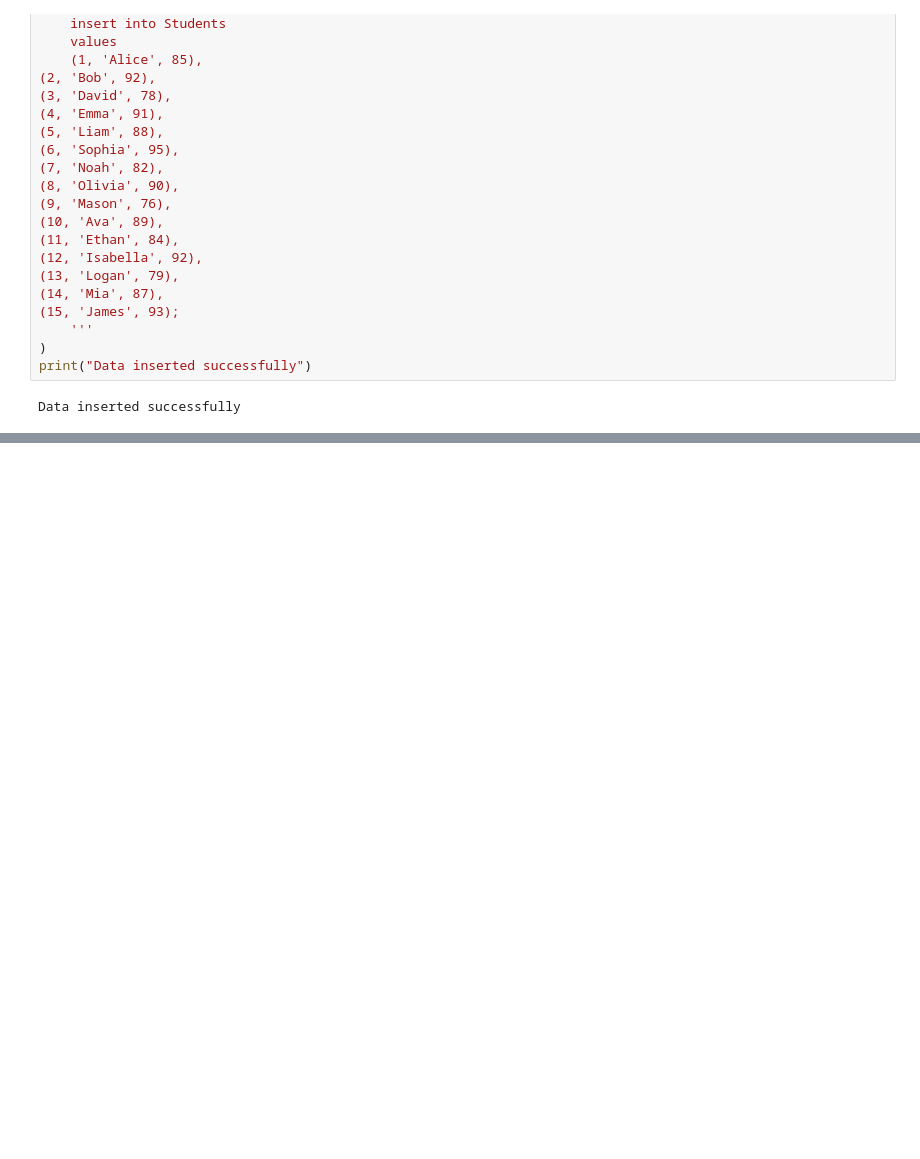
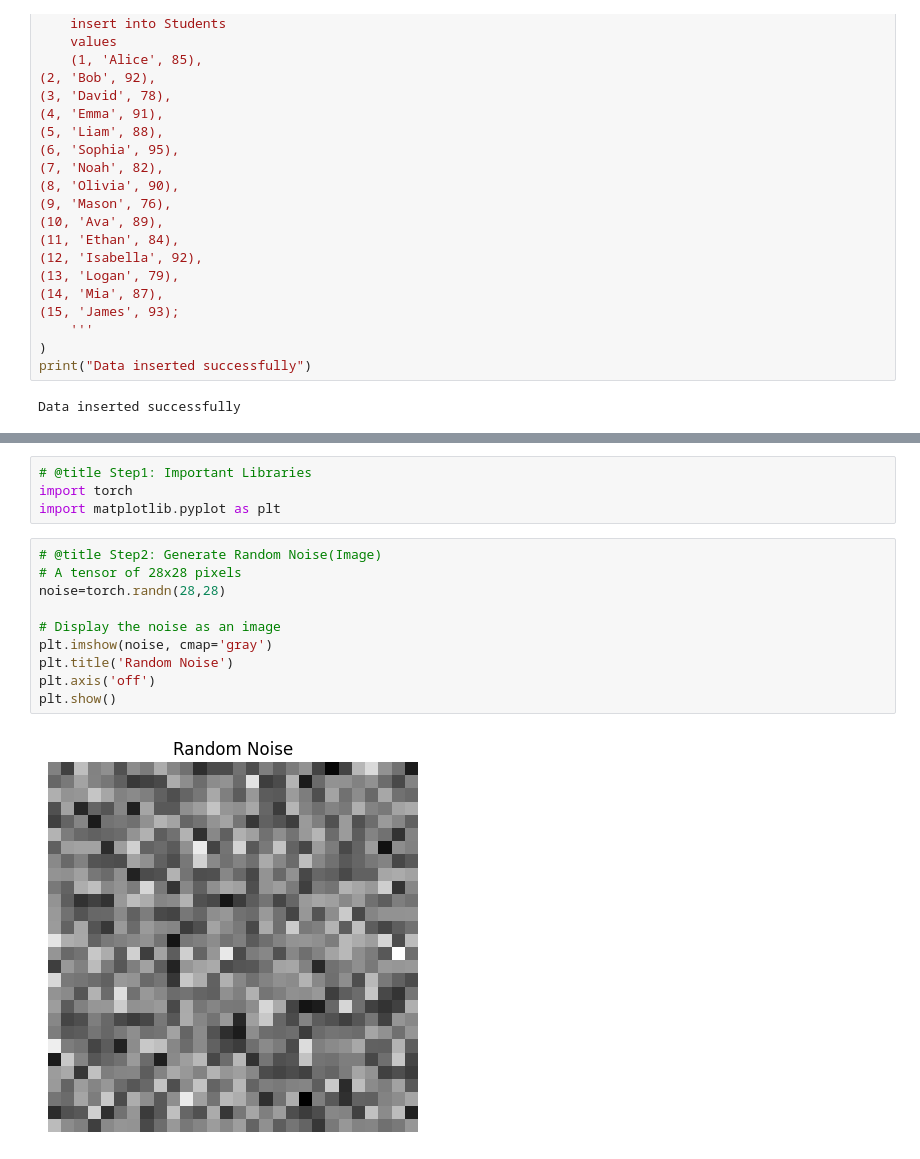
Before and after one commit to pedd1-Srividya/DS-AI-ML-And-Web-Devolopment-Practice, a Jupyter notebook: AI.ipynb, the cells around one changed output, grey strips where cells are left out. Cells and saved outputs as stored; diff of their text form; blank space fills up the shorter version.

```diff
--- a/AI.ipynb
+++ b/AI.ipynb
@@ -518,0 +1221,16 @@ Data inserted successfully
+# %%
+# @title Step1: Important Libraries
+import torch
+import matplotlib.pyplot as plt
+# %%
+# @title Step2: Generate Random Noise(Image)
+# A tensor of 28x28 pixels
+noise=torch.randn(28,28)
+
+# Display the noise as an image
+plt.imshow(noise, cmap='gray')
+plt.title('Random Noise')
+plt.axis('off')
+plt.show()
+# %% [output]
+[figure, added]
```
Also changed, not shown: parts of 56 cells of this notebook.
